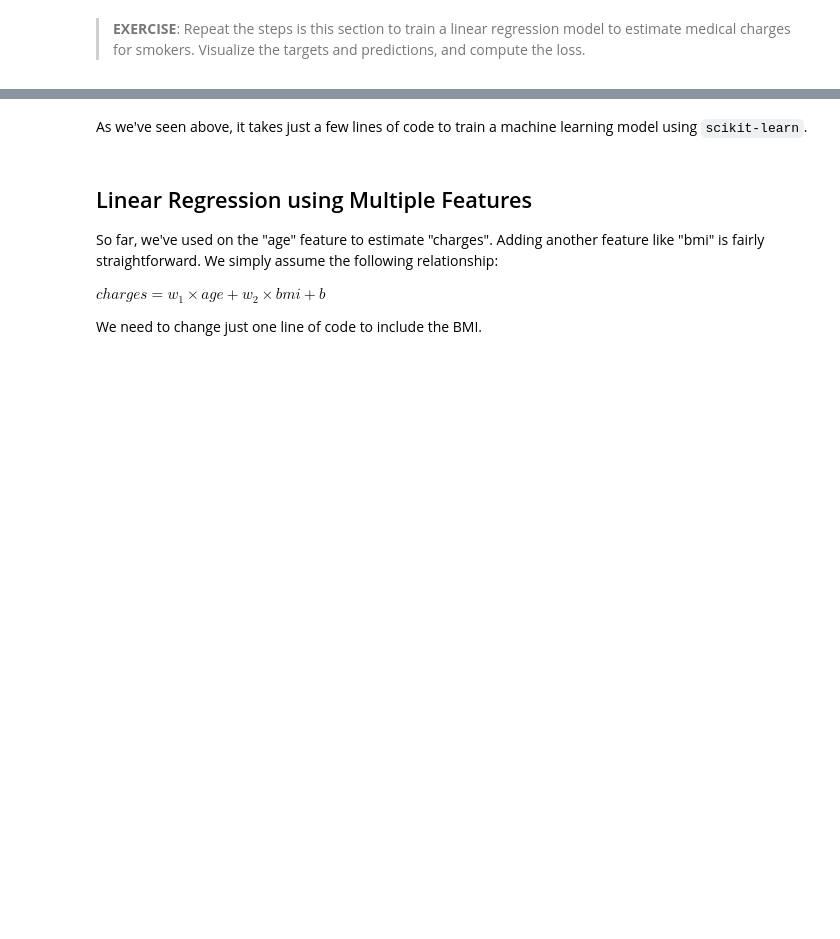
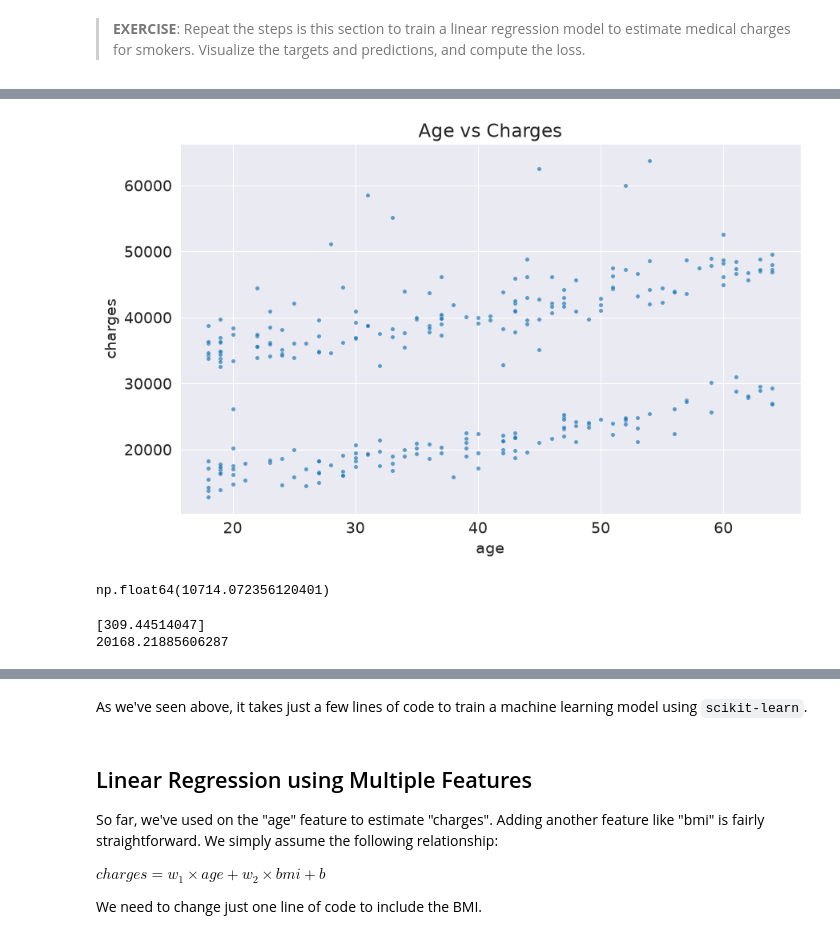
Before and after one commit to geff-ghost/notebooks, a Jupyter notebook: Machine-Learning/lesson-1-linear-regression-with-scikit-learn.ipynb, the cells around one changed output, grey strips where cells are left out. Drawn from its saved outputs; the diff is of its cells as text; code cells hidden in the pictures; blank space fills up the shorter version.

```diff
--- a/Machine-Learning/lesson-1-linear-regression-with-scikit-learn.ipynb
+++ b/Machine-Learning/lesson-1-linear-regression-with-scikit-learn.ipynb
@@ -928,0 +953,11 @@ RMSE Loss:  5577.230468133842
+# %%
+plt.title('Age vs Charges')
+sns.scatterplot(
+    data=smoker_df,
+    x='age',
+    y='charges',
+    alpha=0.7,
+    s=15
+);
+# %% [output]
+[figure, added]
@@ -928,0 +977,11 @@ RMSE Loss:  5577.230468133842
+# %%
+# calculating loss
+rmse(targets, predictions)
+# %% [output]
+np.float64(10714.072356120401)
+# %%
+print(model2.coef_)
+print(model2.intercept_)
+# %% [output]
+[309.44514047]
+20168.21885606287
```
Also changed, not shown: parts of 11 cells of this notebook.
